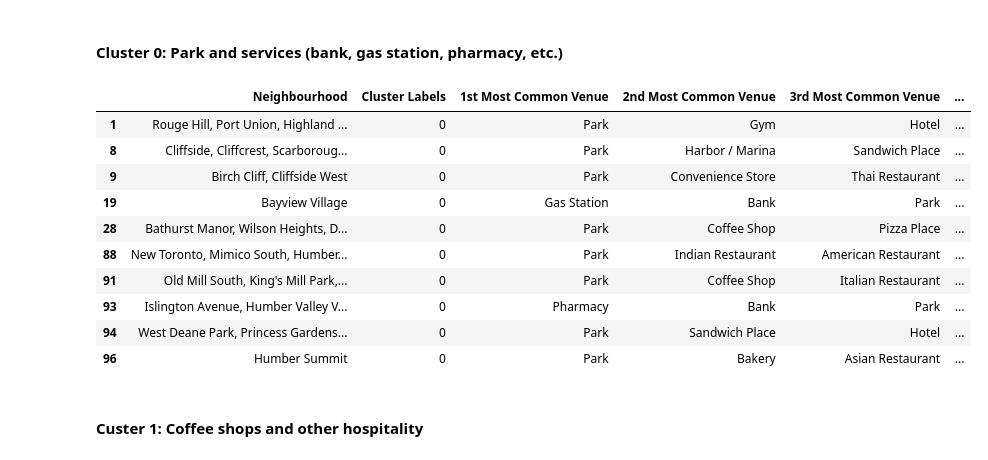
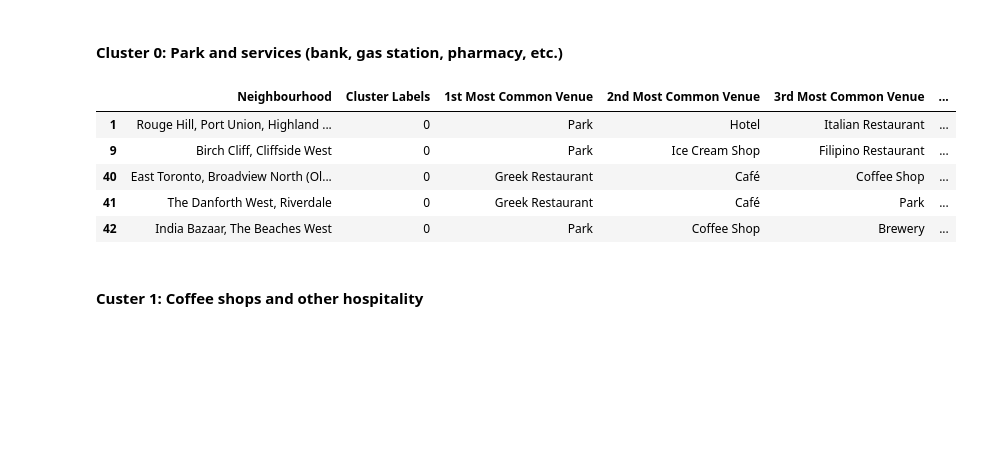
Before and after one commit to RubenSharpe/Coursera-Capstone, a Jupyter notebook: Toronto neighbourhoods part 3.ipynb, the cells around one changed output. Cells and saved outputs as stored; diff of their text form; code cells hidden in the pictures; blank space fills up the shorter version.

```diff
--- a/Toronto neighbourhoods part 3.ipynb
+++ b/Toronto neighbourhoods part 3.ipynb
@@ -234,6 +231,6 @@ neighbourhoods_venues_sorted.head()
 # %%
 # set number of clusters
-kclusters = 5
+kclusters = 3
 
 toronto_grouped_clustering = toronto_grouped.drop('Neighbourhood', 1)
 
@@ -262,7 +259,10 @@ toronto_merged = toronto_merged.join(neighbourhoods_venues_sorted.set_index('Nei
 From 103 postal codes, only 99 neighbourhoods yield venue information and are therefore labeled for a cluster. Therefore, when merging with the neighbourhood information, some neighbourhoods will have the cluster label 'NaN'. This forces the other cluster labels to be cast as type 'float', which causes problems  for the visualisation. NaN, therefore must be replaced with an integer and the entire column must be recast as type 'integer'.
 # %%
 # NaN' cluster labels are replaced with value 5, cluster labels are then recast as type 'int'
-toronto_merged['Cluster Labels'] = toronto_merged['Cluster Labels'].fillna(5)
+toronto_merged['Cluster Labels'] = toronto_merged['Cluster Labels'].fillna(3)
 toronto_merged['Cluster Labels'] = toronto_merged['Cluster Labels'].astype(int)
 
 toronto_merged.head()
+
+path = '~/Documents/Projects/Coursera-Capstone/nbh_clusters.csv'
+toronto_merged.to_csv(path, index=False)
@@ -316,19 +307,15 @@ toronto_merged.groupby(['Cluster Labels']).count()
 # %% [markdown]
 #### Cluster 0: Park and services (bank, gas station, pharmacy, etc.)
 # %%
-toronto_merged.loc[toronto_merged['Cluster Labels'] == 0, toronto_merged.columns[[2] + list(range(5, toronto_merged.shape[1]))]]
+apple = toronto_merged.loc[toronto_merged['Cluster Labels'] == 0, toronto_merged.columns[[2] + list(range(5, toronto_merged.shape[1]))]]
+apple.head()
 # %% [output]
 |  | Neighbourhood | Cluster Labels | 1st Most Common Venue | 2nd Most Common Venue | 3rd Most Common Venue | ... |
-| 1 | Rouge Hill, Port Union, Highland ... | 0 | Park | Gym | Hotel | ... |
-| 8 | Cliffside, Cliffcrest, Scarboroug... | 0 | Park | Harbor / Marina | Sandwich Place | ... |
-| 9 | Birch Cliff, Cliffside West | 0 | Park | Convenience Store | Thai Restaurant | ... |
-| 19 | Bayview Village | 0 | Gas Station | Bank | Park | ... |
-| 28 | Bathurst Manor, Wilson Heights, D... | 0 | Park | Coffee Shop | Pizza Place | ... |
-| 88 | New Toronto, Mimico South, Humber... | 0 | Park | Indian Restaurant | American Restaurant | ... |
-| 91 | Old Mill South, King's Mill Park,... | 0 | Park | Coffee Shop | Italian Restaurant | ... |
-| 93 | Islington Avenue, Humber Valley V... | 0 | Pharmacy | Bank | Park | ... |
-| 94 | West Deane Park, Princess Gardens... | 0 | Park | Sandwich Place | Hotel | ... |
-| 96 | Humber Summit | 0 | Park | Bakery | Asian Restaurant | ... |
+| 1 | Rouge Hill, Port Union, Highland ... | 0 | Park | Hotel | Italian Restaurant | ... |
+| 9 | Birch Cliff, Cliffside West | 0 | Park | Ice Cream Shop | Filipino Restaurant | ... |
+| 40 | East Toronto, Broadview North (Ol... | 0 | Greek Restaurant | Café | Coffee Shop | ... |
+| 41 | The Danforth West, Riverdale | 0 | Greek Restaurant | Café | Park | ... |
+| 42 | India Bazaar, The Beaches West | 0 | Park | Coffee Shop | Brewery | ... |
 # %% [markdown]
 #### Custer 1: Coffee shops and other hospitality
 # %%
```
Also changed, not shown: parts of 19 cells of this notebook, 29 other files.
